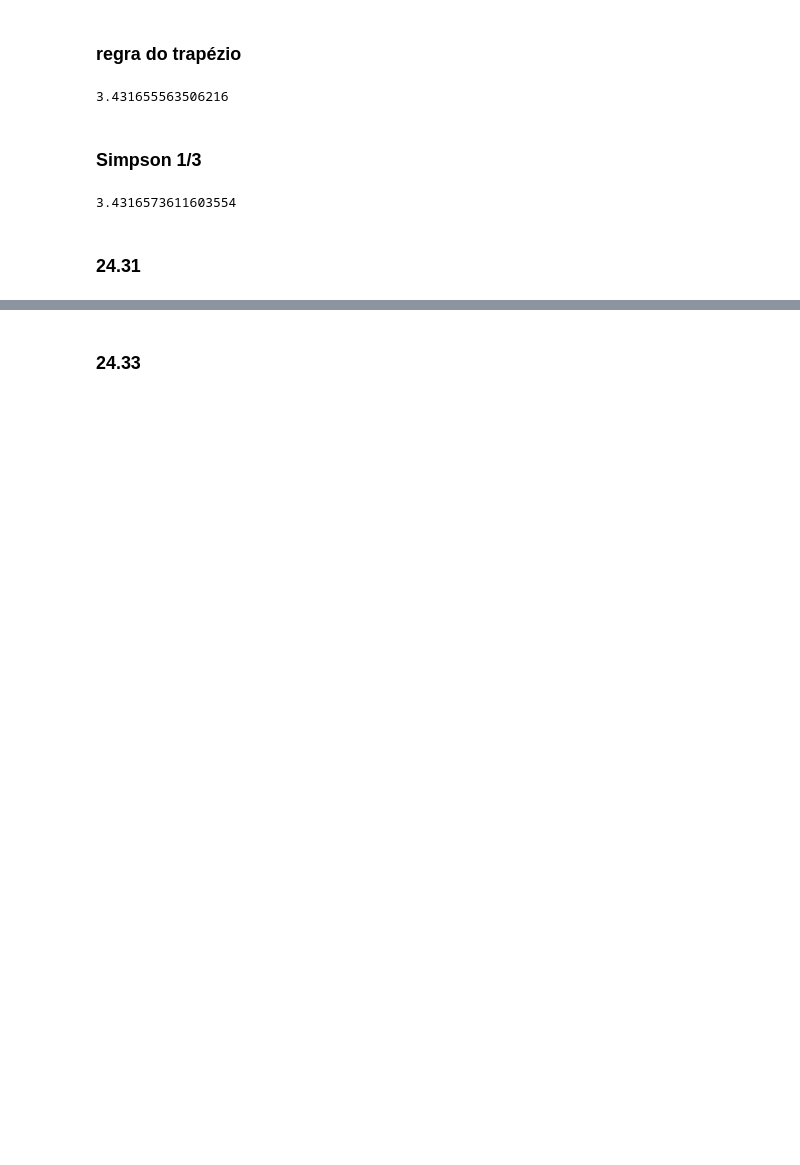
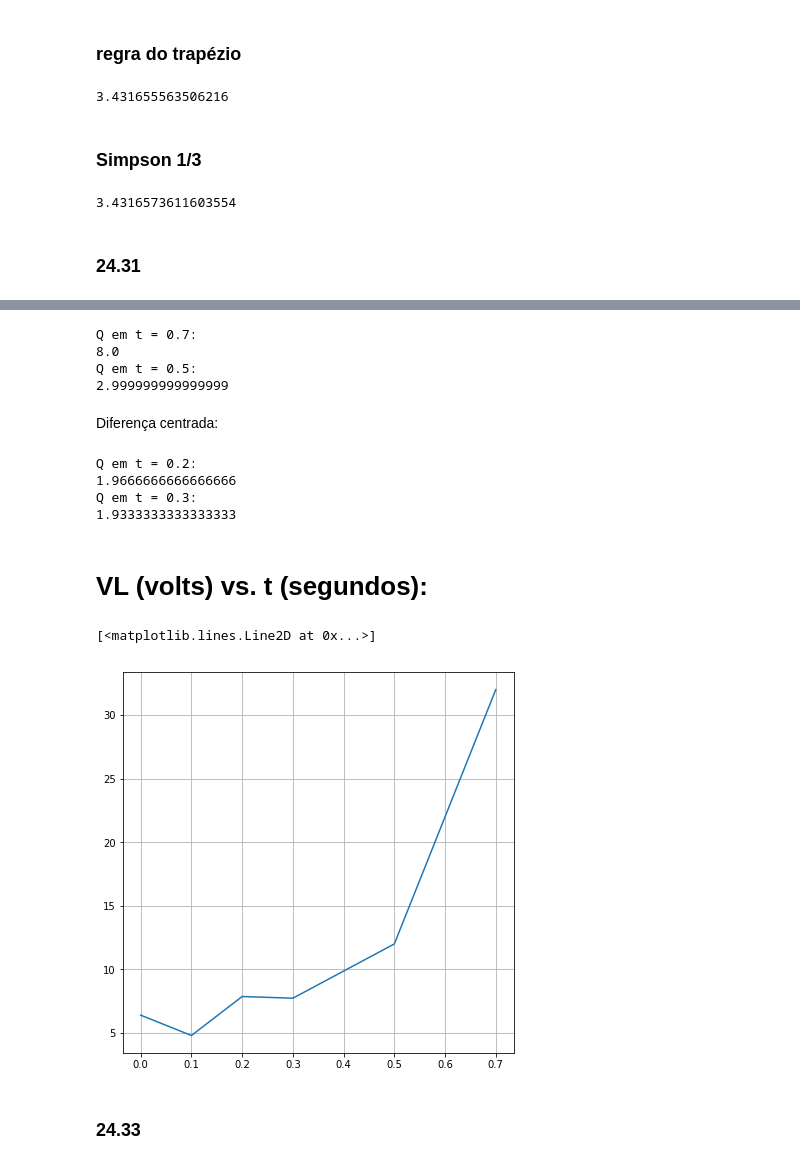
Before and after one commit to alcapriles/seven, a Jupyter notebook: APS_5_newton_cotes_e_quadratura.ipynb, the cells around one changed output, grey strips where cells are left out. Drawn from its saved outputs; the diff is of its cells as text; code cells hidden in the pictures; blank space fills up the shorter version.

```diff
--- a/APS_5_newton_cotes_e_quadratura.ipynb
+++ b/APS_5_newton_cotes_e_quadratura.ipynb
@@ -109,0 +125,13 @@ print(res/1)
+# %%
+print('Q em t = 0.7:')
+print((0.56-(4*0.84)+(3*2))/(2*0.2))
+
+print('Q em t = 0.5:')
+print((0.32-(4*0.56)+(3*0.84))/(2*0.1))
+# %% [output]
+Q em t = 0.7:
+8.0
+Q em t = 0.5:
+2.999999999999999
+# %% [markdown]
+Diferença centrada:
@@ -110,3 +141,25 @@ print(res/1)
+# %%
+print('Q em t = 0.2:')
+print((0-(8*0.16)+(8*0.56)-0.84)/(12*0.1))
+
+print('Q em t = 0.3:')
+print((0.16-(8*0.32)+(8*0.84)-2)/(12*0.1))
+# %% [output]
+Q em t = 0.2:
+1.9666666666666666
+Q em t = 0.3:
+1.9333333333333333
+# %% [markdown]
+# VL (volts) vs. t (segundos):
+# %%
+plt.figure(figsize=(7,7))
+t = [0,0.1, 0.2, 0.3, 0.5, 0.7]
+didt = [4*1.5999,4*1.2,4*1.9666,4*1.93333,4*2.99999,4*8.0]
+plt.grid()
+plt.plot(t, didt)
+# %% [output]
+[<matplotlib.lines.Line2D at 0x...>]
+[figure, added]
 # %% [markdown]
 ### 24.33
 # %% [markdown]
```
Also changed, not shown: parts of 7 cells of this notebook.
